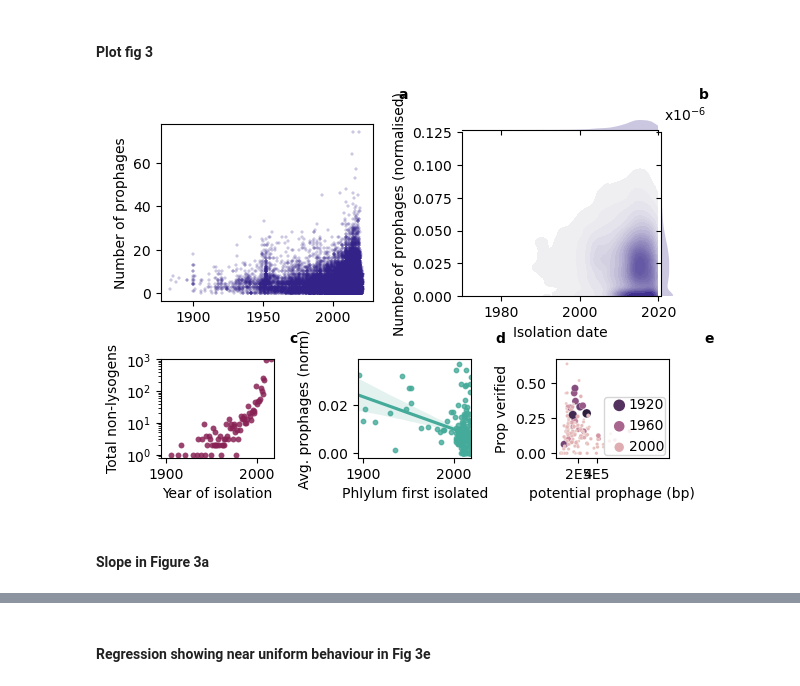
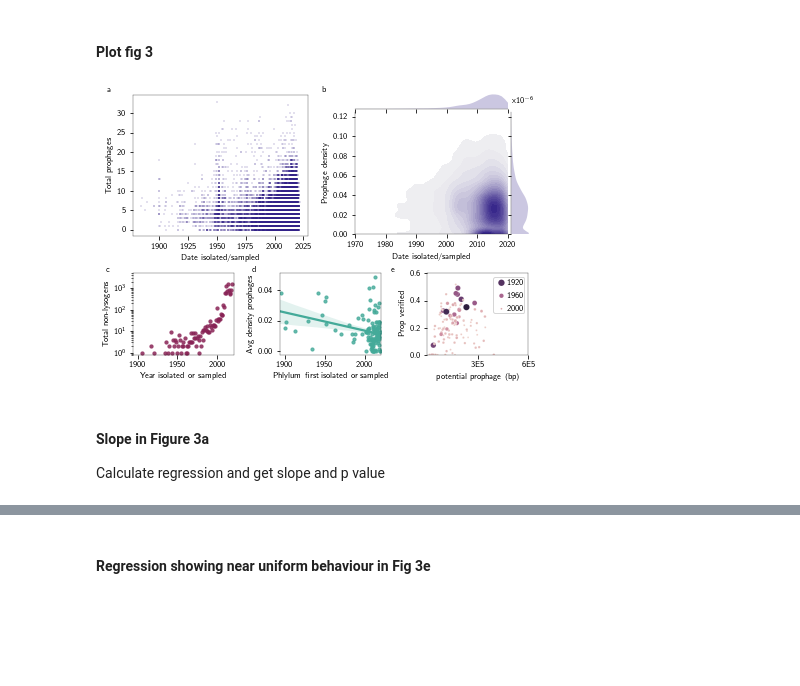
Before and after one commit to jcmckerral/prophage-distributions, a Jupyter notebook: analysis/prophage-distributions-paper.ipynb, the cells around one changed output, grey strips where cells are left out. Saved outputs shown, nothing was run; the diff lists cells and outputs as text; code cells hidden in the pictures; blank space fills up the shorter version.

```diff
--- a/analysis/prophage-distributions-paper.ipynb
+++ b/analysis/prophage-distributions-paper.ipynb
@@ -280,4 +257,4 @@ totalphagecontent.head()
 # %%
 # Merge the length info back to our summary metadata frame
 phagemeta = phagestatsdf.merge(totalphagecontent,on='assembly_accession', how='inner')
-phagemeta.shape
+phagemeta['bp prophage'] = phagemeta['bp prophage'].fillna(0)
@@ -585,2 +525,0 @@ plt.show()
-# %%
-mpl.rcParams.update(mpl.rcParamsDefault)
@@ -776,12 +736,3 @@ for i in topSpecies:
-# %%
-#
-tmp = taxameta.sample(frac=1).reset_index(drop=True).drop_duplicates(subset='species',keep='first')
-tmp = tmp.merge(balancedTax,on='species',how='left')
-newickList = list(tmp['assembly_accession_x'])
-contigListTh = list(taxameta['assembly_accession'])
-prophageSizePlot = phageLengthDf[phageLengthDf['notes'] == 'Kept']
-prophageSizePlot = prophageSizePlot[prophageSizePlot['assembly_accession'].isin(contigListTh)]
-prophageSizePlot = prophageSizePlot[prophageSizePlot['assembly_accession'].isin(newickList)]
 # %% [markdown]
 #### Generate dataframe for Fig 2a
 # %%
@@ -993,12 +1011,14 @@ See the caveats in the documentation: https://pandas.pydata.org/pandas-docs/stab
 # %%
 tmpKDE = taxameta[taxameta['isolation_date'].notnull()]
 
+# create jointgrid and plot data
 gr = sns.JointGrid(x='isolation_date', y='Kept_normed', data=tmpKDE,xlim=(1970, 2020), ylim=(0, 0.125), height=2) # counts normed by genome length
 gr.plot_joint(sns.kdeplot, fill=True, cmap="light:"+colourDict.get('indigo'), n_levels=25,cbar=False)
 gr.plot_marginals(sns.kdeplot, linewidth=0,  fill=True, bw_adjust=1.4,color=colourDict.get('indigo')) # "#03012d"
 
-gr.ax_joint.set_xlabel('Isolation date')
-gr.ax_joint.set_ylabel('Number of prophages (normalised)')
+# annotate axes and plot
+gr.ax_joint.set_xlabel('Date isolated/sampled')
+gr.ax_joint.set_ylabel('Prophage density')
 
 gr.ax_joint.yaxis.offsetText.set_visible(False)
 gr.ax_joint.text(x = 1.03, y = 1.07, s = 'x$10^{-6}$', transform=gr.ax_joint.transAxes)#,xy=(0.01,1), xycoords='figure fraction')
@@ -1087,53 +1105,62 @@ f3_ax2 = SeabornFig2Grid(gr, fig, gs[0:3, 3:6])
 f3_ax3 = fig.add_subplot(gs[3:5, 0:2])
 sns.scatterplot(x=binsets3,y=yearList3, linewidth=0, ax=f3_ax3,s=18,alpha=0.85,
                 color=colourDict.get('wine'))
-f3_ax3.set(xlabel='Year of isolation', ylabel='Total non-lysogens', yscale='log',
-          xlim=[1894,2019],ylim=[0.8,1E3])
+f3_ax3.set(xlabel='Year isolated or sampled', ylabel='Total non-lysogens', yscale='log',
+          xlim=[1894,2021],ylim=[0.8,5E3])
 
 f3_ax4 = fig.add_subplot(gs[3:5, 4:6])
 sns.scatterplot(x='bp found',y='prop kept', data=keptExplore[keptExplore['isolation_datemin']>=1900],
                hue='isolation_datemin', size='isolation_datemin',sizes=(40,3),
                palette=sns.cubehelix_palette(as_cmap=True).reversed(), ax=f3_ax4)
-f3_ax4.set(xticks=[2E5,4E5],xticklabels=['2E5','4E5'],xlabel='potential prophage (bp)',ylabel='Prop verified')
+f3_ax4.set(xticks=[3E5,6E5],xticklabels=['3E5','6E5'],
+           xlabel='potential prophage (bp)',ylabel='Prop verified', xlim=[0,6E5], ylim=[0,0.6])
 
 handles, labels = f3_ax4.get_legend_handles_labels()
 c1 = handles[0].get_facecolors()
 c2 = handles[2].get_facecolors()
 c3 = handles[4].get_facecolors()
 
 handles[4].set_facecolors(c1)
 handles[0].set_facecolors(c3)
+
+handles[0].set_sizes([3])
+handles[4].set_sizes([40])
+handles[2].set_sizes([18.5])
+
 handles[4].set_edgecolors(None)
 handles[2].set_edgecolors(None)
 handles[0].set_edgecolors(None)
 
 h2 = [handles[4],handles[2],handles[0]]
 l2 = [labels[0],labels[2],labels[4]]
 
-legend2 = f3_ax4.legend(h2,l2,frameon=True,handletextpad=-0.3, loc='lower right',
-                       bbox_to_anchor=(1.03, -0.04), borderpad=0.06)
+legend2 = f3_ax4.legend(h2,l2,frameon=True,handletextpad=-0.3, loc='upper right',
+                        borderpad=0.06)
 
 f3_ax5 = fig.add_subplot(gs[3:5, 2:4])
 sns.regplot(x=firstIsolated['isolation_datemin'],y=firstIsolated[normtype], ax=f3_ax5,
            scatter_kws={'s':10},color=colourDict.get('teal'))
-f3_ax5.set(xlim=[1894,2019],xlabel='Phlylum first isolated',ylabel='Avg. prophages (norm)')
-f3_ax1.set(ylabel='Number of prophages',xlabel='')
+f3_ax5.set(xlim=[1894,2021],xlabel='Phlylum first isolated or sampled',ylabel='Avg density prophages')
+f3_ax1.set(ylabel='Total prophages',xlabel='Date isolated/sampled')
 
 gs.tight_layout(fig)
 
-plt.annotate('a',(0.485,0.98),xycoords='figure fraction',weight='bold')
-plt.annotate('b',(0.966,0.98),xycoords='figure fraction',weight='bold')
-plt.annotate('c',(0.31,0.4),xycoords='figure fraction',fontweight='bold')
-plt.annotate('d',(0.64,0.4),xycoords='figure fraction',fontweight='bold')
-plt.annotate('e',(0.975,0.4),xycoords='figure fraction',fontweight='bold')
+plt.annotate('a',(0.024,0.97),xycoords='figure fraction',weight='bold')
+plt.annotate('b',(0.506,0.97),xycoords='figure fraction',weight='bold')
+plt.annotate('c',(0.023,0.38),xycoords='figure fraction',fontweight='bold')
+plt.annotate('d',(0.35,0.38),xycoords='figure fraction',fontweight='bold')
+plt.annotate('e',(0.66,0.38),xycoords='figure fraction',fontweight='bold')
 
 plt.show()
 
-# fig.savefig('./figures/fig3_panel.pdf')
+# fig.savefig('../results/figures/fig3_panel.png', dpi=600)
+fig.savefig('../results/figures/fig3_panel.pdf')
 # %% [output]
-[figure, old version]
+[figure, new version]
 # %% [markdown]
 #### Slope in Figure 3a
+
+Calculate regression and get slope and p value
 # %%
 slope, intercept, r_value, p_value, std_err = scp.stats.linregress(
     x=taxameta[taxameta['isolation_date'].notnull()]['isolation_date'].astype(float),
```
Also changed, not shown: parts of 139 cells of this notebook.
